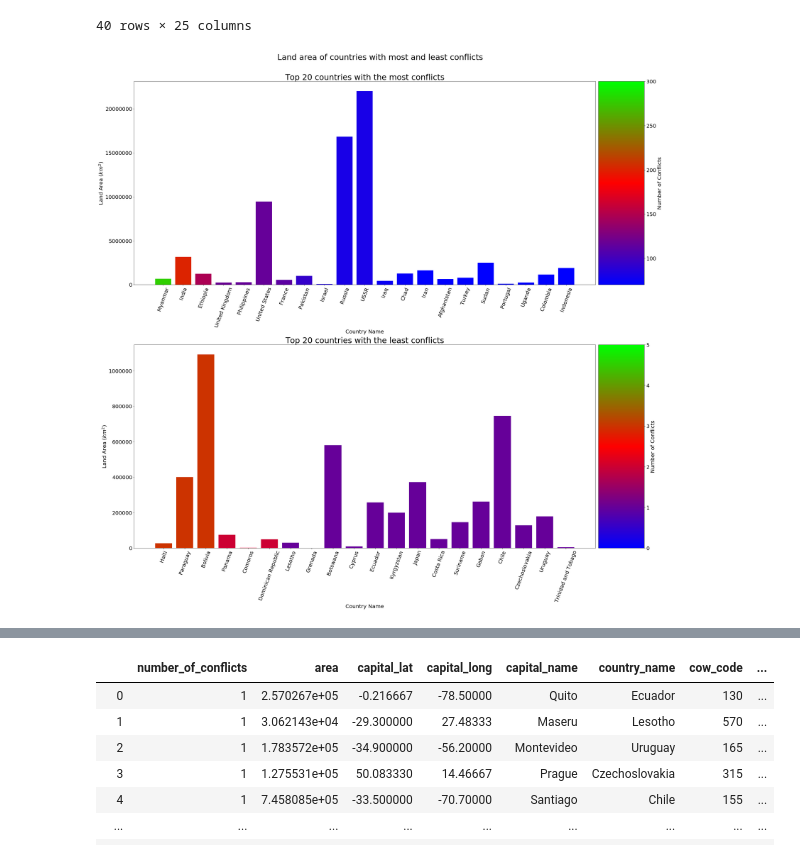
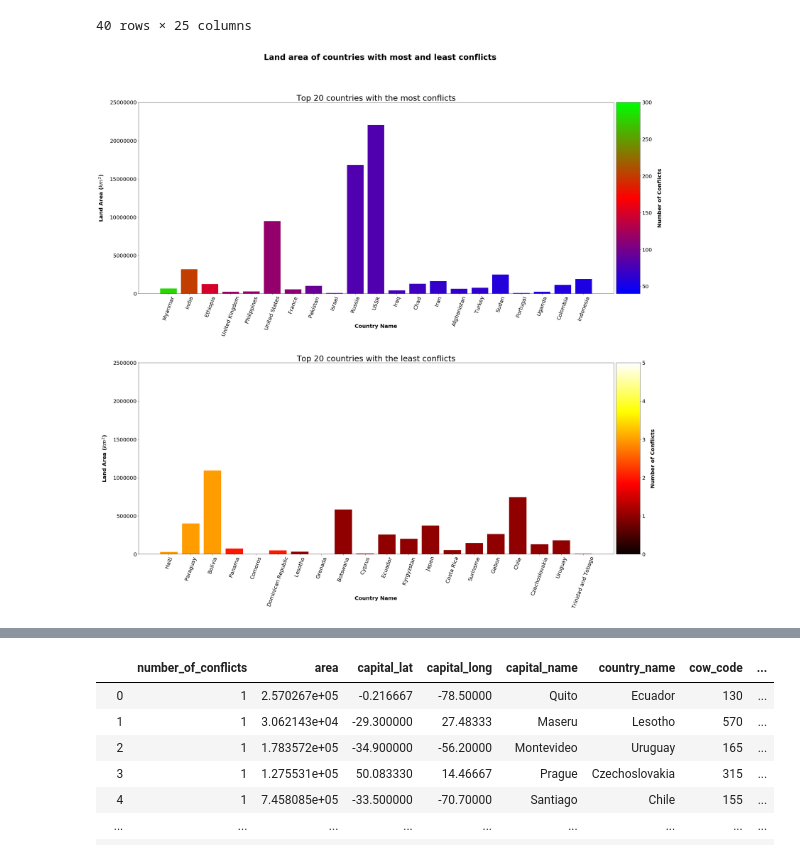
Before and after one commit to jenna-jordan/IS590DV-FinalProject, a Jupyter notebook: FinalProject-GP-ForPeers-v2.ipynb, the cells around one changed output, grey strips where cells are left out. Cells and saved outputs as stored; diff of their text form; code cells hidden in the pictures.

```diff
--- a/FinalProject-GP-ForPeers-v2.ipynb
+++ b/FinalProject-GP-ForPeers-v2.ipynb
@@ -15,10 +19,10 @@ sorted_conflict_counts = ucdp.groupby("gw_id")[["conflict_id"]].count().sort_val
 # %%
-top10 = sorted_conflict_counts.tail(20).sort_values(by=['conflict_id'], ascending=False)
-bottom10 = sorted_conflict_counts.head(20).sort_values(by=['conflict_id'], ascending=False)
-top10.rename(columns={"conflict_id":"number_of_conflicts"},inplace=True)
-bottom10.rename(columns={"conflict_id":"number_of_conflicts"},inplace=True)
-print(top10)
-print(bottom10)
+top = sorted_conflict_counts.tail(20).sort_values(by=['conflict_id'], ascending=False)
+bottom = sorted_conflict_counts.head(20).sort_values(by=['conflict_id'], ascending=False)
+top.rename(columns={"conflict_id":"number_of_conflicts"},inplace=True)
+bottom.rename(columns={"conflict_id":"number_of_conflicts"},inplace=True)
+print(top)
+print(bottom)
 # %% [output]
        number_of_conflicts
 gw_id
@@ -82,7 +88,7 @@ for key,item in bottom10.iterrows():
 # %%
-top10_full = top10.merge(cshapes, left_on="gw_id", right_on="gw_code")
-bottom10_full = bottom10.merge(cshapes, left_on="gw_id", right_on="gw_code")
-top10_full
+top_full = top.merge(cshapes, left_on="gw_id", right_on="gw_code")
+bottom_full = bottom.merge(cshapes, left_on="gw_id", right_on="gw_code")
+top_full
 # %% [output]
 |  | number_of_conflicts | area | capital_lat | capital_long | capital_name | country_name | cow_code | ... |
 | 0 | 278 | 6.703721e+05 | 16.783330 | 96.166660 | Yangon | Myanmar | 775 | ... |
@@ -104,48 +110,53 @@ top10_full
 40 rows × 25 columns
 # %%
 my_cmap = cm.get_cmap('brg')
-my_norm = Normalize(vmin=70, vmax=300)
+my_cmap2 = cm.get_cmap('hot')
+my_norm = Normalize(vmin=40, vmax=300)
 my_norm2 = Normalize(vmin=0, vmax=5)
 
 fig2 = plt.figure(figsize=(30,30))
-gs = gridspec.GridSpec(2, 2, width_ratios=[10, 1])
+gs = gridspec.GridSpec(2, 2, width_ratios=[20, 1])
 ax1 = plt.subplot(gs[0])
-ax1.bar(top10_full['country_name'],top10_full['area'], color=my_cmap(my_norm(top10_full['number_of_conflicts'].to_list())))
+ax1.bar(top_full['country_name'],top_full['area'], color=my_cmap(my_norm(top_full['number_of_conflicts'].to_list())))
 ax1.ticklabel_format(axis="y", style="plain")
 ax1.set_title("Top 20 countries with the most conflicts", fontsize=30)
-ax1.set_xlabel('Country Name', fontsize=20)
+ax1.set_xlabel('Country Name', fontsize=20, labelpad=-50, fontweight='bold')
+ax1.set_ylim([0,25000000])
+
 
 ax2 = plt.subplot(gs[1])
 cb1 = matplotlib.colorbar.ColorbarBase(ax2, cmap=my_cmap, norm=my_norm, orientation='vertical')
-cb1.set_label('Number of Conflicts', fontsize=20)
+cb1.set_label('Number of Conflicts', fontsize=20, fontweight='bold', labelpad=20)
 
 ax3 = plt.subplot(gs[2])
-ax3.bar(bottom10_full['country_name'],bottom10_full['area'], color=my_cmap(my_norm2(bottom10_full['number_of_conflicts'].to_list())))
+ax3.bar(bottom_full['country_name'],bottom_full['area'], color=my_cmap2(my_norm2(bottom_full['number_of_conflicts'].to_list())))
 ax3.set_title("Top 20 countries with the least conflicts", fontsize=30)
-ax3.set_xlabel('Country Name', fontsize=20)
+ax3.ticklabel_format(axis="y", style="plain")
+ax3.set_xlabel('Country Name', fontsize=20, labelpad=-50, fontweight='bold')
+ax3.set_ylim([0,2500000])
 
 ax4 = plt.subplot(gs[3])
-cb2 = matplotlib.colorbar.ColorbarBase(ax4, cmap=my_cmap, norm=my_norm2, orientation='vertical')
-cb2.set_label('Number of Conflicts', fontsize=20)
+cb2 = matplotlib.colorbar.ColorbarBase(ax4, cmap=my_cmap2, norm=my_norm2, orientation='vertical')
+cb2.set_label('Number of Conflicts', fontsize=20, fontweight='bold', labelpad=20)
 
 ax3.set_xlabel('Country Name', fontsize=20)
 for ax in (ax1,ax3):
-    ax.set_ylabel('Land Area ($km^2$)', fontsize=20)
+    ax.set_ylabel('Land Area ($km^2$)', fontsize=20, fontweight='bold', labelpad=20)
     ax.xaxis.set_tick_params(labelsize=20)
     ax.yaxis.set_tick_params(labelsize=20)
 
 for ax_cmap in (ax2,ax4):
     ax_cmap.xaxis.set_tick_params(labelsize=20)
     ax_cmap.yaxis.set_tick_params(labelsize=20)
 
 for ax in fig2.axes:
     matplotlib.pyplot.sca(ax)
     plt.xticks(rotation=70)
 
 
-plt.suptitle("Land area of countries with most and least conflicts", fontsize=30)
-
+plt.suptitle("Land area of countries with most and least conflicts", fontsize=30, fontweight='bold')
+plt.subplots_adjust(hspace=200)
 plt.tight_layout(rect=[0, 0, 1, 0.95])
 plt.savefig(fname="fig.png")
 # %% [output]
-[figure, old version]
+[figure, new version]
```
Also changed, not shown: parts of 9 cells of this notebook, 2 other files.
